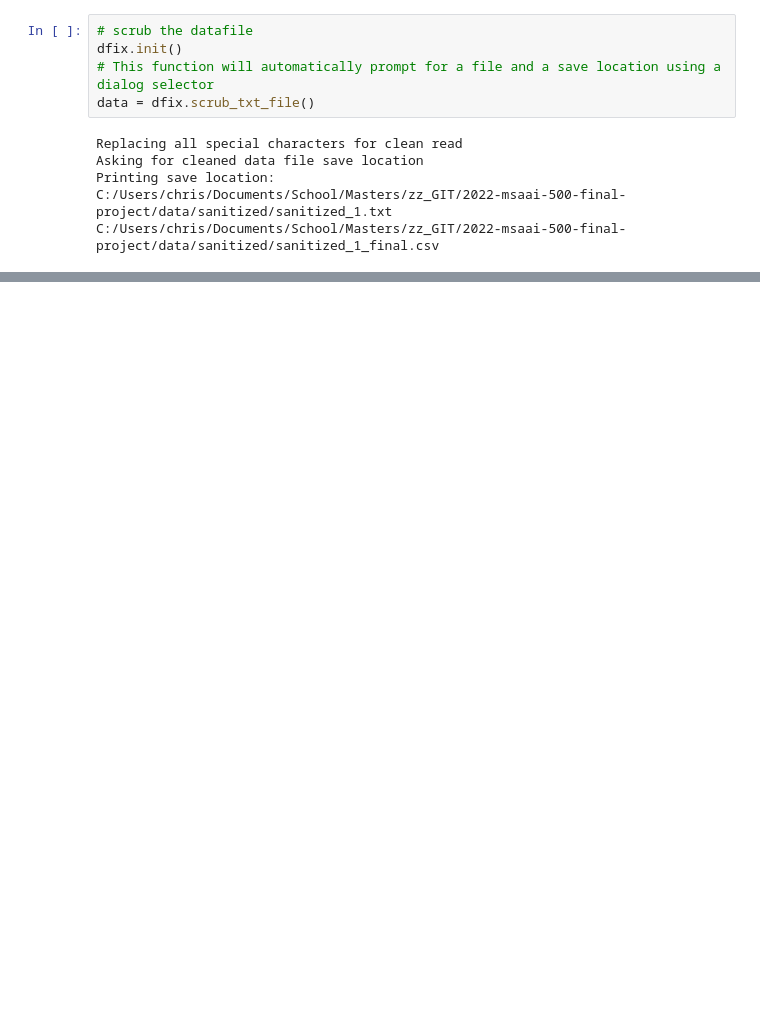
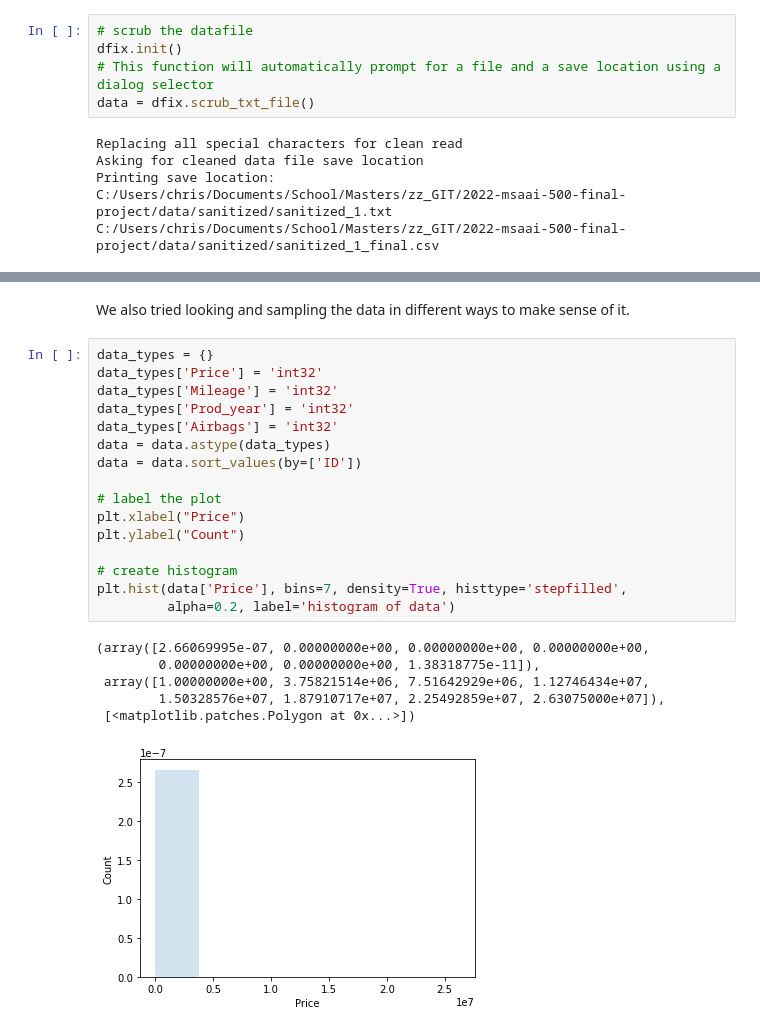
Before and after one commit to addsandwich/2022-msaai-500-final-project, a Jupyter notebook: notebooks/1_Data_Preprocessing.ipynb, the cells around one changed output, grey strips where cells are left out. Saved outputs shown, nothing was run; the diff lists cells and outputs as text; blank space fills up the shorter version.

```diff
--- a/notebooks/1_Data_Preprocessing.ipynb
+++ b/notebooks/1_Data_Preprocessing.ipynb
@@ -50,0 +95,25 @@ display(data.head(15))
+# %% [markdown]
+We also tried looking and sampling the data in different ways to make sense of it.
+# %%
+data_types = {}
+data_types['Price'] = 'int32'
+data_types['Mileage'] = 'int32'
+data_types['Prod_year'] = 'int32'
+data_types['Airbags'] = 'int32'
+data = data.astype(data_types)
+data = data.sort_values(by=['ID'])
+
+# label the plot
+plt.xlabel("Price")
+plt.ylabel("Count")
+
+# create histogram
+plt.hist(data['Price'], bins=7, density=True, histtype='stepfilled',
+         alpha=0.2, label='histogram of data')
+# %% [output]
+(array([2.66069995e-07, 0.00000000e+00, 0.00000000e+00, 0.00000000e+00,
+        0.00000000e+00, 0.00000000e+00, 1.38318775e-11]),
+ array([1.00000000e+00, 3.75821514e+06, 7.51642929e+06, 1.12746434e+07,
+        1.50328576e+07, 1.87910717e+07, 2.25492859e+07, 2.63075000e+07]),
+ [<matplotlib.patches.Polygon at 0x...>])
+[figure, added]
```
Also changed, not shown: parts of 10 cells of this notebook, 8 other files.
